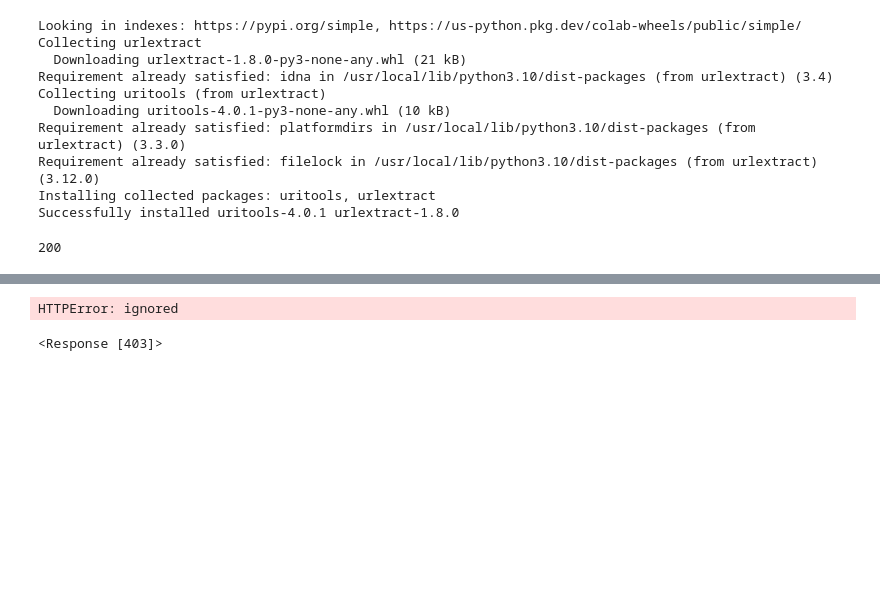
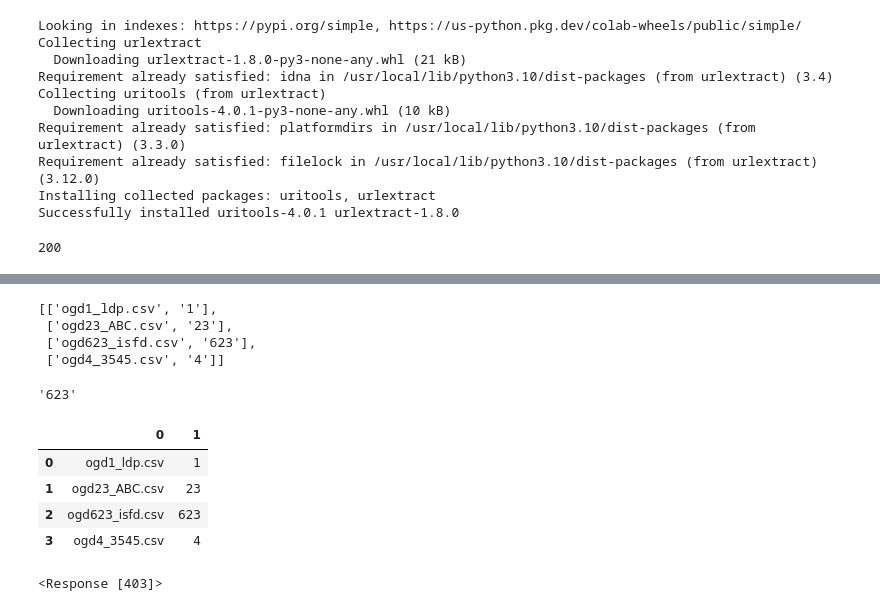
Before and after one commit to aresssera/frictionless, a Jupyter notebook: access_directory.ipynb, the cells around one changed output, grey strips where cells are left out. Drawn from its saved outputs; the diff is of its cells as text; code cells hidden in the pictures; blank space fills up the shorter version.

```diff
--- a/access_directory.ipynb
+++ b/access_directory.ipynb
@@ -58,3 +61,4 @@ datapackage.json
 # %%
-response.text
+arr = ['ogd1_ldp.csv', 'ogd23_ABC.csv', 'ogd623_isfd.csv', 'ogd4_3545.csv']
+arr
 # %% [output]
@@ -78,13 +66,14 @@ gaierror: ignored
-# %%
-import urllib.request
-import xarray as xr
-import io
-
-url = 'https://www.uvek-gis.admin.ch/BFE/ogd/staging/'
-
-req = urllib.request.Request(url)
-
-with urllib.request.urlopen(req) as resp:
-    ds = xr.open_dataset(io.BytesIO(resp.read()))
-# %% [output]
-HTTPError: ignored
+# %%
+info = []
+for fileName in arr:
+  ogd_id = fileName.partition('_')[0]
+  id = ogd_id.replace('ogd', '')
+
+  info.append([fileName, id])
+# %%
+info
+# %% [output]
+[['ogd1_ldp.csv', '1'],
+ ['ogd23_ABC.csv', '23'],
+ ['ogd623_isfd.csv', '623'],
+ ['ogd4_3545.csv', '4']]
@@ -91,3 +85,16 @@ HTTPError: ignored
+# %%
+extract_id('ogd623_isfd.csv')
+# %% [output]
+'623'
+# %%
+df = pd.DataFrame(info)
+df
+# %% [output]
+|  | 0 | 1 |
+| 0 | ogd1_ldp.csv | 1 |
+| 1 | ogd23_ABC.csv | 23 |
+| 2 | ogd623_isfd.csv | 623 |
+| 3 | ogd4_3545.csv | 4 |
 # %%
 import requests
 
```
Also changed, not shown: parts of 5 cells of this notebook.
